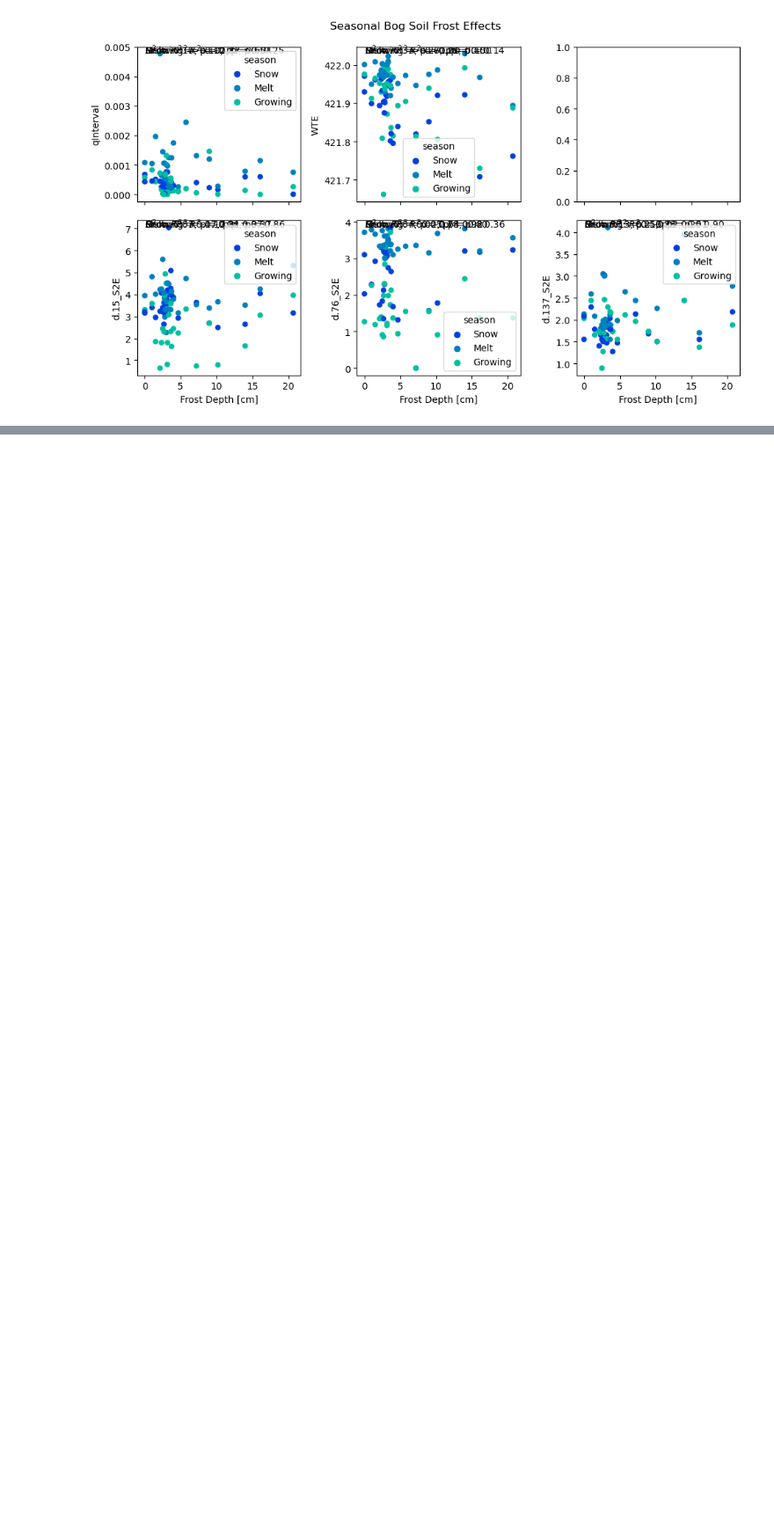
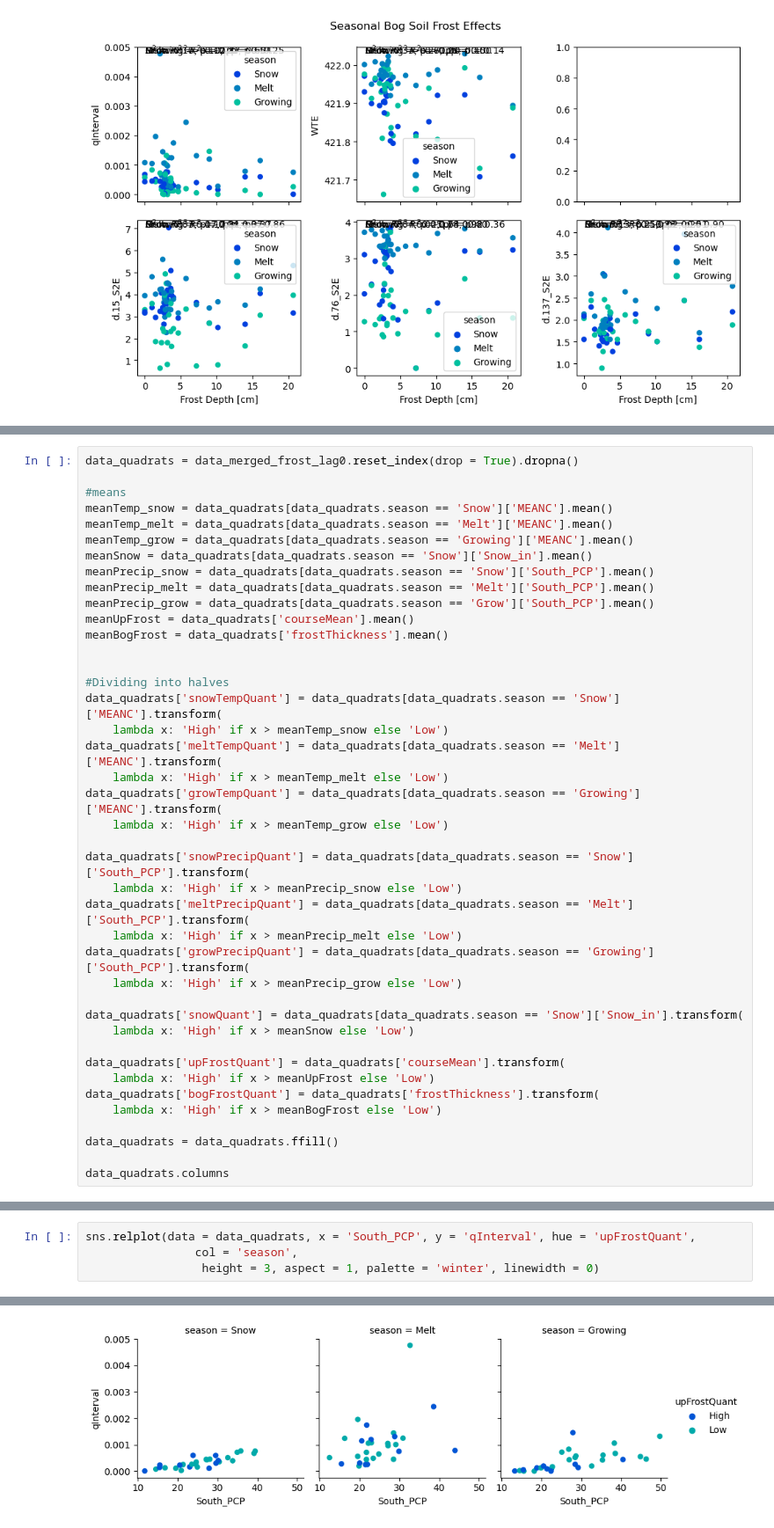
Before and after one commit to mwdjones/process-networks, a Jupyter notebook: 01_climateVariable_exploration.ipynb, the cells around one changed output, grey strips where cells are left out. Shown at 88% size. Saved outputs shown, nothing was run; the diff lists cells and outputs as text; blank space fills up the shorter version.

Commit message:
Soil frost plots

```diff
--- a/01_climateVariable_exploration.ipynb
+++ b/01_climateVariable_exploration.ipynb
@@ -323,0 +336,41 @@ plt.savefig('./Figures/Variable Exploration Plots/Lag Correlation Plots/Seasonal
+# %%
+data_quadrats = data_merged_frost_lag0.reset_index(drop = True).dropna()
+
+#means
+meanTemp_snow = data_quadrats[data_quadrats.season == 'Snow']['MEANC'].mean()
+meanTemp_melt = data_quadrats[data_quadrats.season == 'Melt']['MEANC'].mean()
+meanTemp_grow = data_quadrats[data_quadrats.season == 'Growing']['MEANC'].mean()
+meanSnow = data_quadrats[data_quadrats.season == 'Snow']['Snow_in'].mean()
+meanPrecip_snow = data_quadrats[data_quadrats.season == 'Snow']['South_PCP'].mean()
+meanPrecip_melt = data_quadrats[data_quadrats.season == 'Melt']['South_PCP'].mean()
+meanPrecip_grow = data_quadrats[data_quadrats.season == 'Grow']['South_PCP'].mean()
+meanUpFrost = data_quadrats['courseMean'].mean()
+meanBogFrost = data_quadrats['frostThickness'].mean()
+
+
+#Dividing into halves
+data_quadrats['snowTempQuant'] = data_quadrats[data_quadrats.season == 'Snow']['MEANC'].transform(
+    lambda x: 'High' if x > meanTemp_snow else 'Low')
+data_quadrats['meltTempQuant'] = data_quadrats[data_quadrats.season == 'Melt']['MEANC'].transform(
+    lambda x: 'High' if x > meanTemp_melt else 'Low')
+data_quadrats['growTempQuant'] = data_quadrats[data_quadrats.season == 'Growing']['MEANC'].transform(
+    lambda x: 'High' if x > meanTemp_grow else 'Low')
+
+data_quadrats['snowPrecipQuant'] = data_quadrats[data_quadrats.season == 'Snow']['South_PCP'].transform(
+    lambda x: 'High' if x > meanPrecip_snow else 'Low')
+data_quadrats['meltPrecipQuant'] = data_quadrats[data_quadrats.season == 'Melt']['South_PCP'].transform(
+    lambda x: 'High' if x > meanPrecip_melt else 'Low')
+data_quadrats['growPrecipQuant'] = data_quadrats[data_quadrats.season == 'Growing']['South_PCP'].transform(
+    lambda x: 'High' if x > meanPrecip_grow else 'Low')
+
+data_quadrats['snowQuant'] = data_quadrats[data_quadrats.season == 'Snow']['Snow_in'].transform(
+    lambda x: 'High' if x > meanSnow else 'Low')
+
+data_quadrats['upFrostQuant'] = data_quadrats['courseMean'].transform(
+    lambda x: 'High' if x > meanUpFrost else 'Low')
+data_quadrats['bogFrostQuant'] = data_quadrats['frostThickness'].transform(
+    lambda x: 'High' if x > meanBogFrost else 'Low')
+
+data_quadrats = data_quadrats.ffill()
+
+data_quadrats.columns
@@ -323,0 +386,5 @@ plt.savefig('./Figures/Variable Exploration Plots/Lag Correlation Plots/Seasonal
+# %%
+sns.relplot(data = data_quadrats, x = 'South_PCP', y = 'qInterval', hue = 'upFrostQuant',
+                col = 'season',
+                 height = 3, aspect = 1, palette = 'winter', linewidth = 0)
+# %% [output]
@@ -323,0 +392 @@ plt.savefig('./Figures/Variable Exploration Plots/Lag Correlation Plots/Seasonal
+[figure, added]
```
Also changed, not shown: parts of 9 cells of this notebook, 8 other files.
